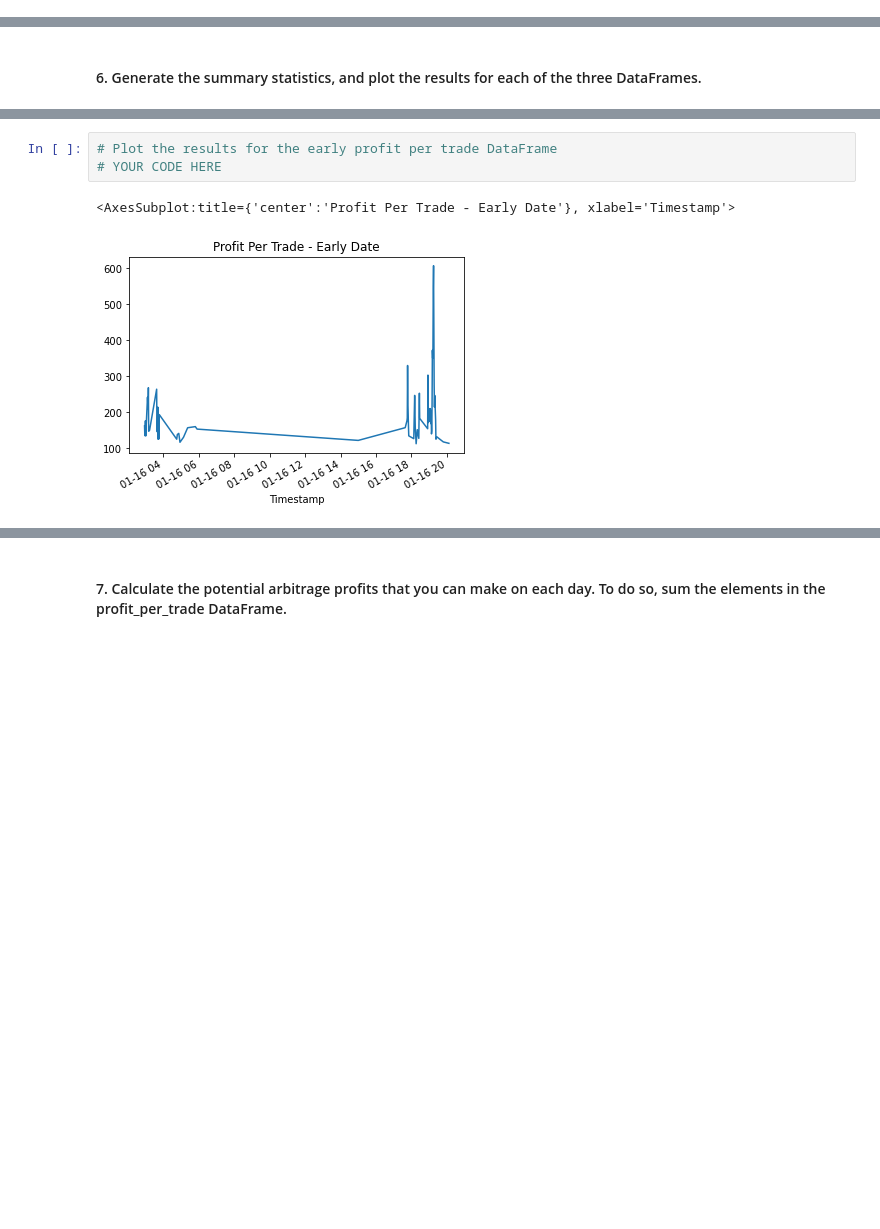
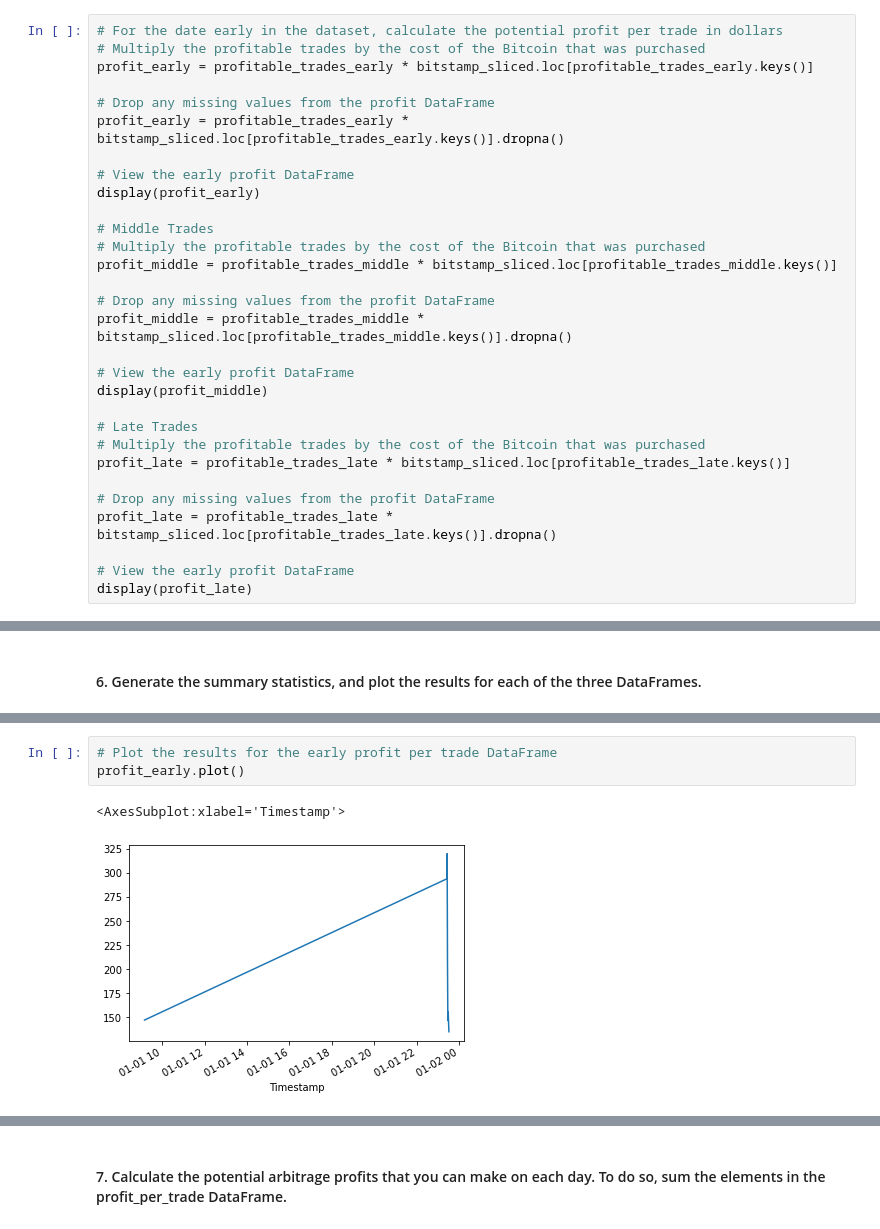
Before and after one commit to sjufan84/crypto_arbitrage-school-project-, a Jupyter notebook: crypto_arbitrage.ipynb, the cells around one changed output, grey strips where cells are left out. Cells and saved outputs as stored; diff of their text form; blank space fills up the shorter version.

Commit message:
Finished codebase with calculations to identify more specific arb opportunities.  Updated README.md with usage information with illustrative images

```diff
--- a/crypto_arbitrage.ipynb
+++ b/crypto_arbitrage.ipynb
@@ -630,0 +650,30 @@ Name: Close, Length: 73, dtype: float64
+# %%
+# For the date early in the dataset, calculate the potential profit per trade in dollars
+# Multiply the profitable trades by the cost of the Bitcoin that was purchased
+profit_early = profitable_trades_early * bitstamp_sliced.loc[profitable_trades_early.keys()]
+
+# Drop any missing values from the profit DataFrame
+profit_early = profitable_trades_early * bitstamp_sliced.loc[profitable_trades_early.keys()].dropna()
+
+# View the early profit DataFrame
+display(profit_early)
+
+# Middle Trades
+# Multiply the profitable trades by the cost of the Bitcoin that was purchased
+profit_middle = profitable_trades_middle * bitstamp_sliced.loc[profitable_trades_middle.keys()]
+
+# Drop any missing values from the profit DataFrame
+profit_middle = profitable_trades_middle * bitstamp_sliced.loc[profitable_trades_middle.keys()].dropna()
+
+# View the early profit DataFrame
+display(profit_middle)
+
+# Late Trades
+# Multiply the profitable trades by the cost of the Bitcoin that was purchased
+profit_late = profitable_trades_late * bitstamp_sliced.loc[profitable_trades_late.keys()]
+
+# Drop any missing values from the profit DataFrame
+profit_late = profitable_trades_late * bitstamp_sliced.loc[profitable_trades_late.keys()].dropna()
+
+# View the early profit DataFrame
+display(profit_late)
@@ -646,6 +729,6 @@ Name: Close, dtype: float64
 # %%
 # Plot the results for the early profit per trade DataFrame
-# YOUR CODE HERE
+profit_early.plot()
 # %% [output]
-<AxesSubplot:title={'center':'Profit Per Trade - Early Date'}, xlabel='Timestamp'>
+<AxesSubplot:xlabel='Timestamp'>
-[figure, old version]
+[figure, new version]
```
Also changed, not shown: parts of 22 cells of this notebook, 3 other files.
